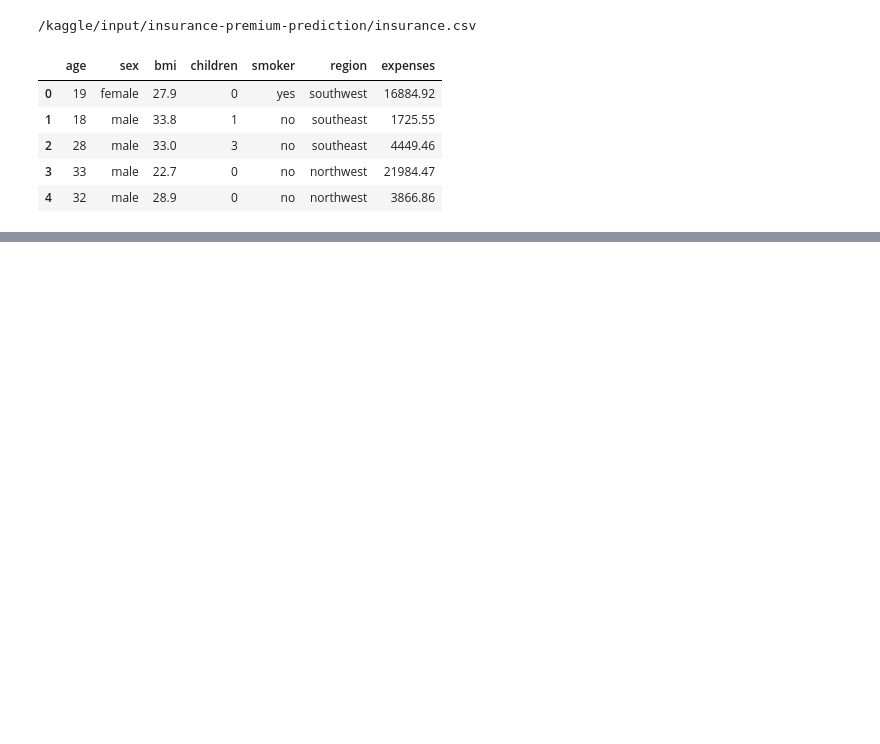
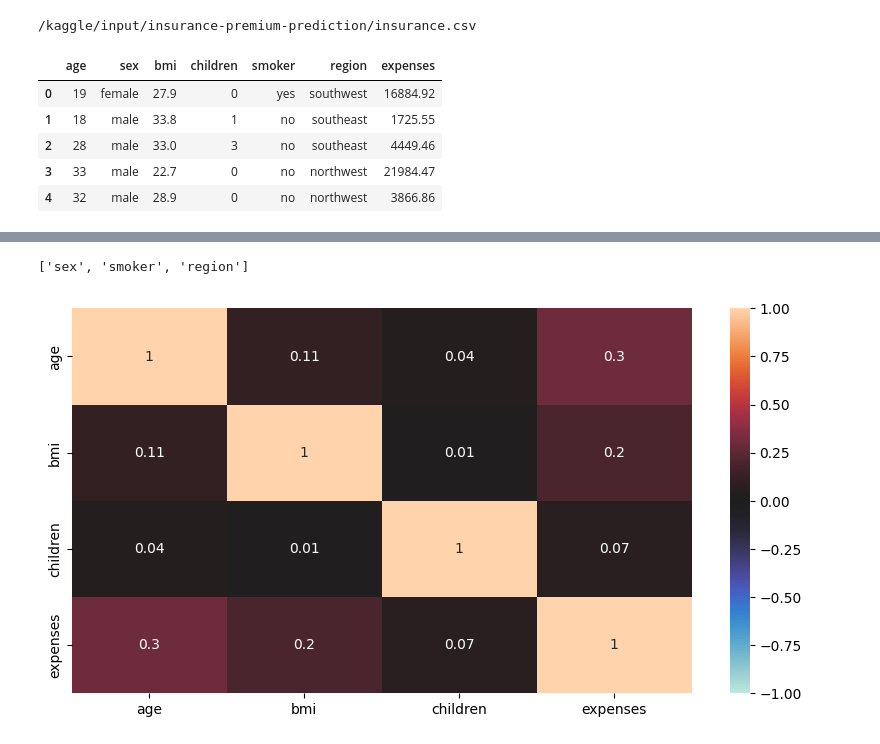
Before and after one commit to SaiMounicaGudimella/Insurance-Premium-Prediction, a Jupyter notebook: insurance-premium-prediction.ipynb, the cells around one changed output, grey strips where cells are left out. Cells and saved outputs as stored; diff of their text form; code cells hidden in the pictures; blank space fills up the shorter version.

Commit message:
Kaggle Notebook | Insurance Premium Prediction | Multiple Linear Regression

```diff
--- a/insurance-premium-prediction.ipynb
+++ b/insurance-premium-prediction.ipynb
@@ -20,0 +52,14 @@ insurance_premium_data.head()
+# %%
+all_columns = list(insurance_premium_data)
+numerical_columns = ['age','bmi','children','expenses']
+categorical_columns = [x for x in all_columns if x not in numerical_columns]
+categorical_columns
+# %% [output]
+['sex', 'smoker', 'region']
+# %%
+plt.figure(figsize=(10,5))
+
+data_corr = round(insurance_premium_data[numerical_columns].corr(),2)
+ax = sns.heatmap(data_corr,vmin=-1,vmax=1,center=0,annot=True)
+# %% [output]
+[figure, added]
```
Also changed, not shown: parts of 15 cells of this notebook.
